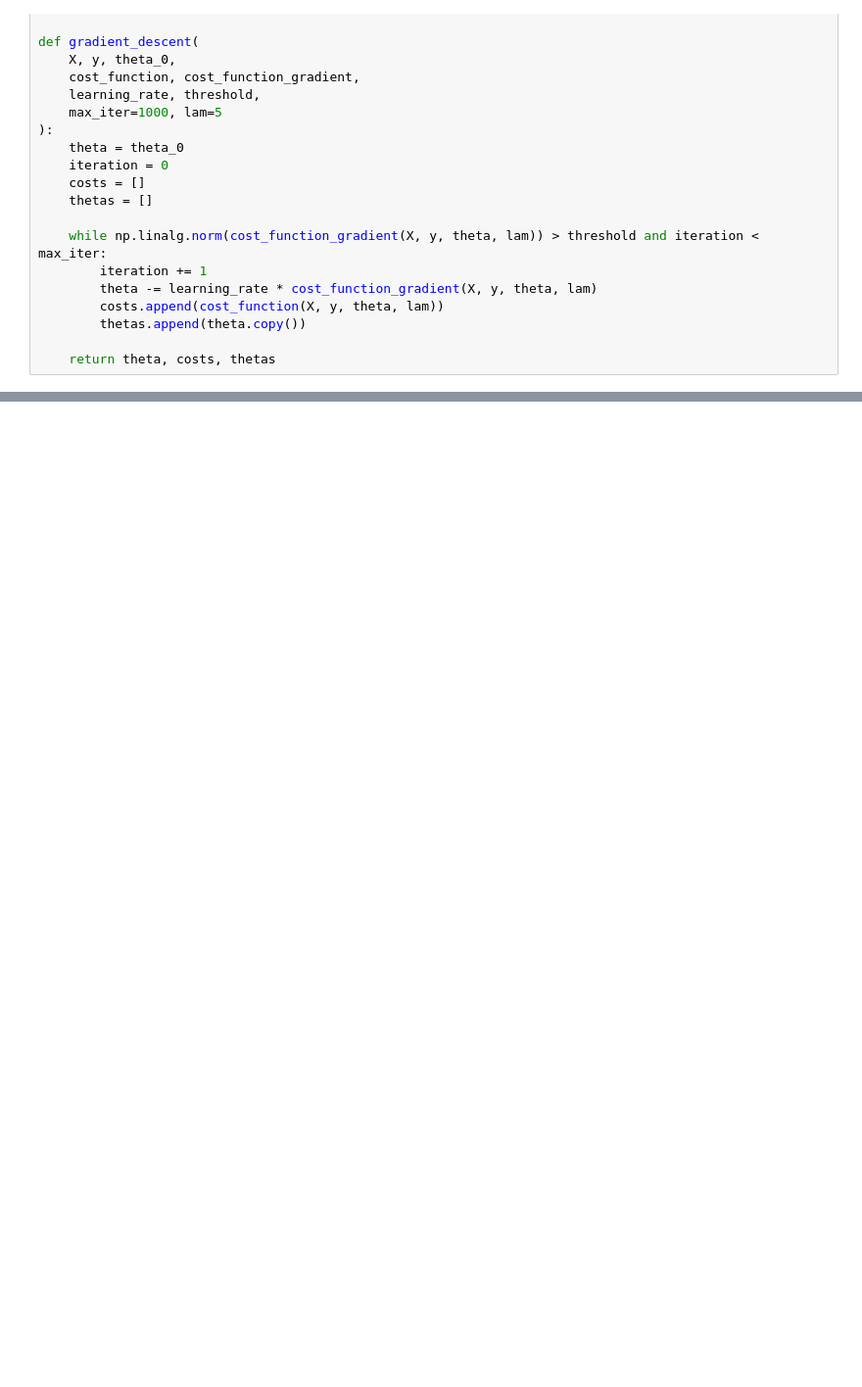
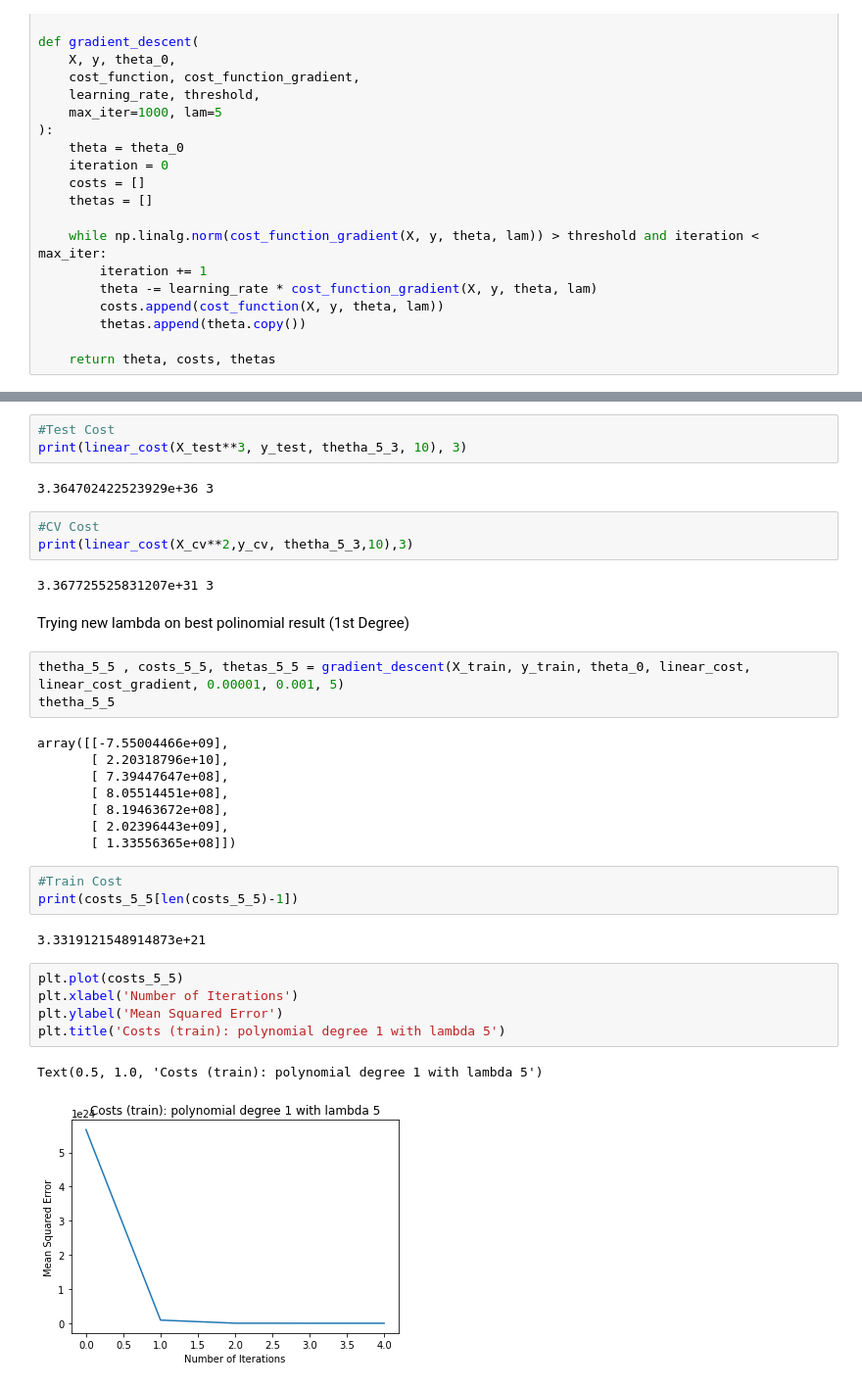
Before and after one commit to JBarillas/MachineLearning-2021, a Jupyter notebook: Laboratorio5/Lab5.ipynb, the cells around one changed output, grey strips where cells are left out. Shown at 98% size. Cells and saved outputs as stored; diff of their text form; blank space fills up the shorter version.

```diff
--- a/Laboratorio5/Lab5.ipynb
+++ b/Laboratorio5/Lab5.ipynb
@@ -35,0 +173,36 @@ def gradient_descent(
+# %%
+#Test Cost
+print(linear_cost(X_test**3, y_test, thetha_5_3, 10), 3)
+# %% [output]
+3.364702422523929e+36 3
+# %%
+#CV Cost
+print(linear_cost(X_cv**2,y_cv, thetha_5_3,10),3)
+# %% [output]
+3.367725525831207e+31 3
+# %% [markdown]
+Trying new lambda on best polinomial result (1st Degree)
+# %%
+thetha_5_5 , costs_5_5, thetas_5_5 = gradient_descent(X_train, y_train, theta_0, linear_cost, linear_cost_gradient, 0.00001, 0.001, 5)
+thetha_5_5
+# %% [output]
+array([[-7.55004466e+09],
+       [ 2.20318796e+10],
+       [ 7.39447647e+08],
+       [ 8.05514451e+08],
+       [ 8.19463672e+08],
+       [ 2.02396443e+09],
+       [ 1.33556365e+08]])
+# %%
+#Train Cost
+print(costs_5_5[len(costs_5_5)-1])
+# %% [output]
+3.3319121548914873e+21
+# %%
+plt.plot(costs_5_5)
+plt.xlabel('Number of Iterations')
+plt.ylabel('Mean Squared Error')
+plt.title('Costs (train): polynomial degree 1 with lambda 5')
+# %% [output]
+Text(0.5, 1.0, 'Costs (train): polynomial degree 1 with lambda 5')
+[figure, added]
```
Also changed, not shown: parts of 23 cells of this notebook.
